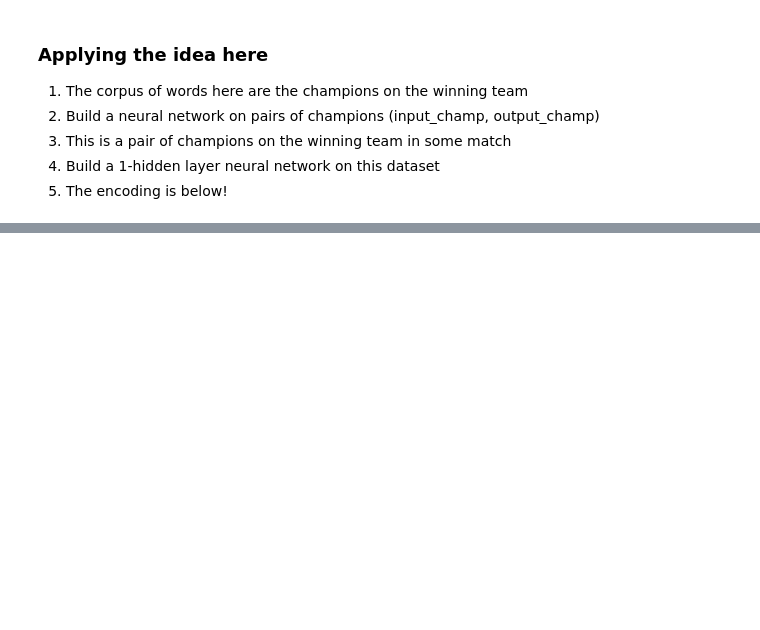
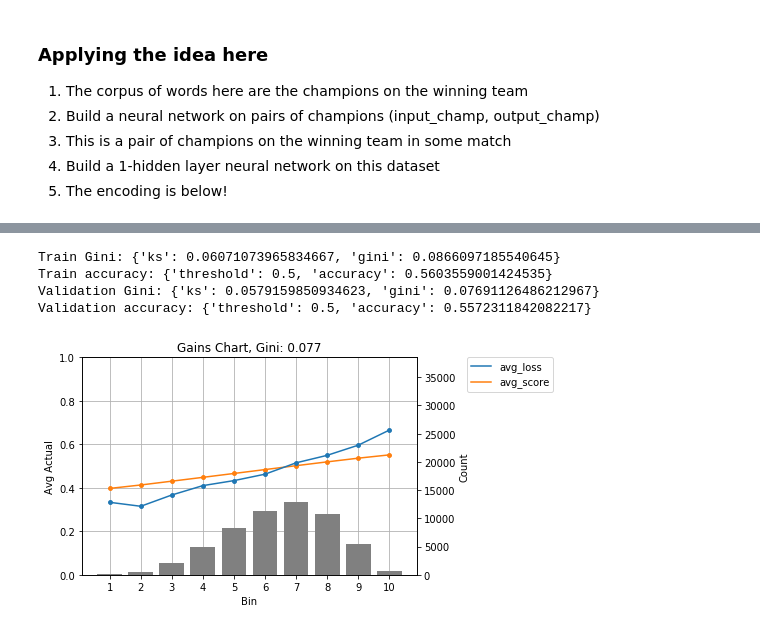
Before and after one commit to bushal01/league-ml2, a Jupyter notebook: notebooks/presentation.ipynb, the cells around one changed output, grey strips where cells are left out. Drawn from its saved outputs; the diff is of its cells as text; code cells hidden in the pictures; blank space fills up the shorter version.

```diff
--- a/notebooks/presentation.ipynb
+++ b/notebooks/presentation.ipynb
@@ -452,0 +470,7 @@ weights.head()
+# %%
+train_pred_w2v = w2v_model.predict(X_train)
+print("Train ks and gini: " + str(mpf.ks_gini(Y_train, train_pred_w2v[:,0])))
+print("Train accuracy: " + str(mpf.best_threshold(Y_train, train_pred_w2v[:,0])))
+valid_pred_w2v = w2v_model.predict(X_validation)
+print("Validation ks and gini: " + str(mpf.ks_gini(Y_validation, valid_pred_w2v[:,0])))
+print("Validation accuracy: " + str(mpf.best_threshold(Y_validation, valid_pred_w2v[:,0])))
@@ -467,0 +572,16 @@ ModuleNotFoundError: No module named 'xgboost'
+# %%
+ensemble_train_pred = .45 * ensemble_train['simple_ohe_nn'] + .25 * ensemble_train['rf2_paired_wr'] + \
+                      .15 * ensemble_train['w2v_nn'] + .15 * ensemble_train['gbm_champ_class']
+ensemble_valid_pred = .45 * ensemble_valid['simple_ohe_nn'] + .25 * ensemble_valid['rf2_paired_wr'] + \
+                      .15 * ensemble_valid['w2v_nn'] + .15 * ensemble_valid['gbm_champ_class']
+print("Train Gini: " + str(mpf.ks_gini(ensemble_train['team_100_win'], ensemble_train_pred)))
+print("Train accuracy: " + str(mpf.best_threshold(ensemble_train['team_100_win'], ensemble_train_pred)))
+print("Validation Gini: " + str(mpf.ks_gini(ensemble_valid['team_100_win'], ensemble_valid_pred)))
+print("Validation accuracy: " + str(mpf.best_threshold(ensemble_valid['team_100_win'], ensemble_valid_pred)))
+mpf.gains_chart(ensemble_valid['team_100_win'], ensemble_valid_pred, return_table=False)
+# %% [output]
+Train Gini: {'ks': 0.06071073965834667, 'gini': 0.0866097185540645}
+Train accuracy: {'threshold': 0.5, 'accuracy': 0.5603559001424535}
+Validation Gini: {'ks': 0.0579159850934623, 'gini': 0.07691126486212967}
+Validation accuracy: {'threshold': 0.5, 'accuracy': 0.5572311842082217}
+[figure, added]
```
Also changed, not shown: parts of 21 cells of this notebook.
